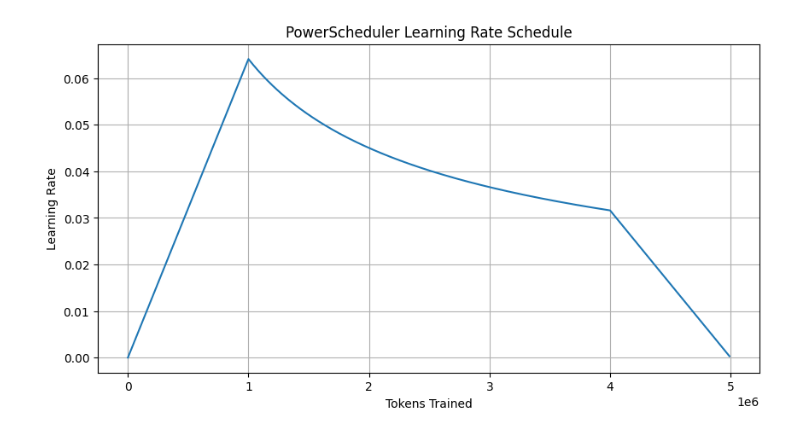
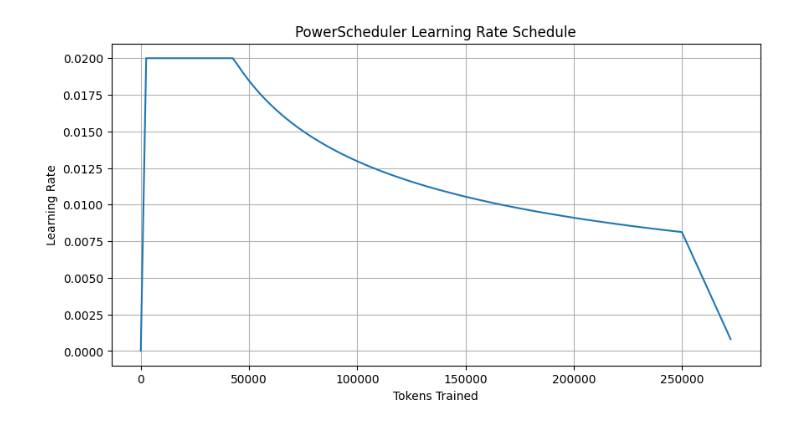
Before and after one commit to cats256/ML-experiments, a Jupyter notebook: PowerScheduler.ipynb, the cells around one changed output. Saved outputs shown, nothing was run; the diff lists cells and outputs as text; code cells hidden in the pictures.

```diff
--- a/PowerScheduler.ipynb
+++ b/PowerScheduler.ipynb
@@ -16,12 +16,17 @@ class PowerScheduler(LRScheduler):
         a: float = 4.6,
         b: float = -0.51,
         max_lr: float = 2e-2,
-        warmup_tokens: int = 1_000_000_000,
+        warmup_tokens: int = 0,
         decay_tokens: int = 0,
         total_tokens: Optional[int] = None,
         decay_fn: Optional[Callable[[int, int, int], float]] = None,
         last_epoch: int = -1, # keeps API parity
     ):
+        """
+        The original paper appears to be using 2% of steps for warmup and 10% of steps for decay, with the
+        decay function as an exponential decay function and decay parameter being ln(2) * 2 / num_decay_steps
+        """
+
         super().__init__(optimizer, last_epoch)
 
         if batch_size <= 0:
@@ -92,33 +97,33 @@ class PowerScheduler(LRScheduler):
 # %%
 import matplotlib.pyplot as plt
 import torch
 from torch.optim import SGD
 
 model = torch.nn.Linear(10, 1)
 optimizer = SGD(model.parameters(), lr=0.001)
 
 scheduler = PowerScheduler(
     optimizer=optimizer,
-    batch_size=16,
-    max_lr=1.0,
-    warmup_tokens=1_000_000,
-    decay_tokens=1_000_000,
-    total_tokens=5_000_000,
+    batch_size=1,
+    max_lr=0.02,
+    warmup_tokens=5_000,
+    decay_tokens=25_000,
+    total_tokens=275_000,
 )
 
-tokens_range = range(1, 5_000_000, 10000)
+tokens_range = range(1, 275_000, 2500)
 lrs = []
 
 for tokens in tokens_range:
     scheduler.step(tokens)
     lrs.append(scheduler.get_lr()[0])
 
 plt.figure(figsize=(10, 5))
 plt.plot(tokens_range, lrs)
 plt.title("PowerScheduler Learning Rate Schedule")
 plt.xlabel("Tokens Trained")
 plt.ylabel("Learning Rate")
 plt.grid(True)
 plt.show()
 # %% [output]
-[figure, old version]
+[figure, new version]
```
